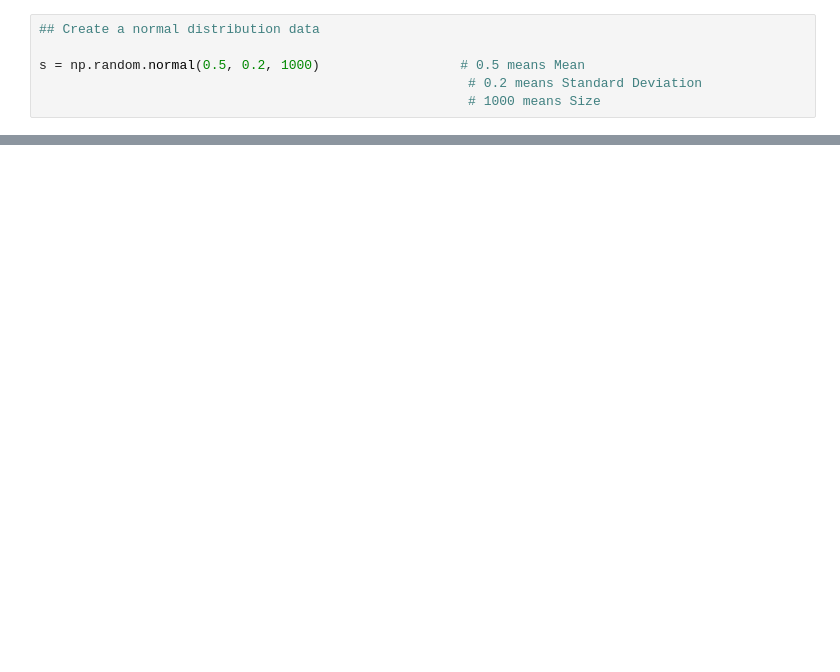
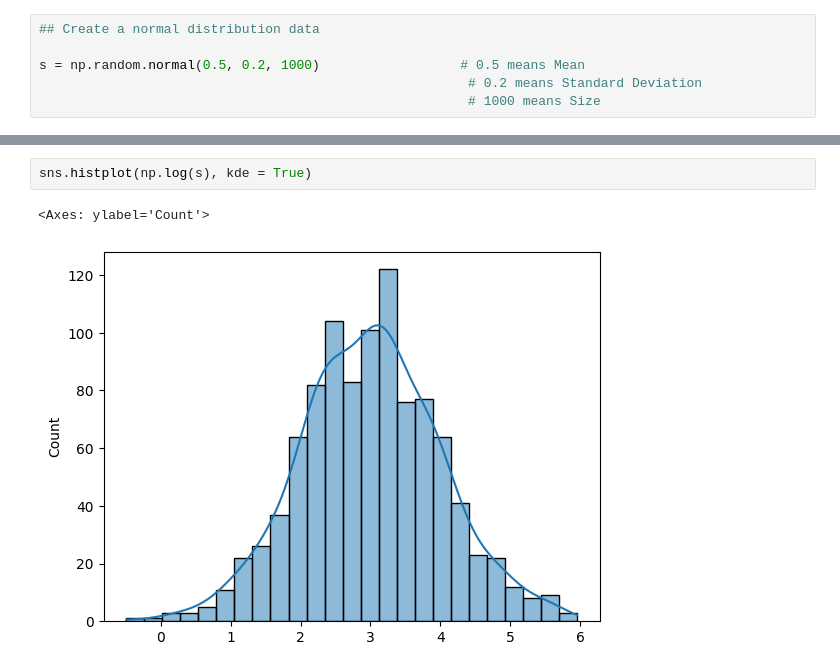
Before and after one commit to FutaneLikhita/Statistics-Practical-Implementation-With-Python, a Jupyter notebook: Statistics Practical Implementation.ipynb, the cells around one changed output, grey strips where cells are left out. Cells and saved outputs as stored; diff of their text form; blank space fills up the shorter version.

```diff
--- a/Statistics Practical Implementation.ipynb
+++ b/Statistics Practical Implementation.ipynb
@@ -294,0 +311,5 @@ sns.histplot(s, kde = True)
+# %%
+sns.histplot(np.log(s), kde = True)
+# %% [output]
+<Axes: ylabel='Count'>
+[figure, added]
```
Also changed, not shown: parts of 6 cells of this notebook.
